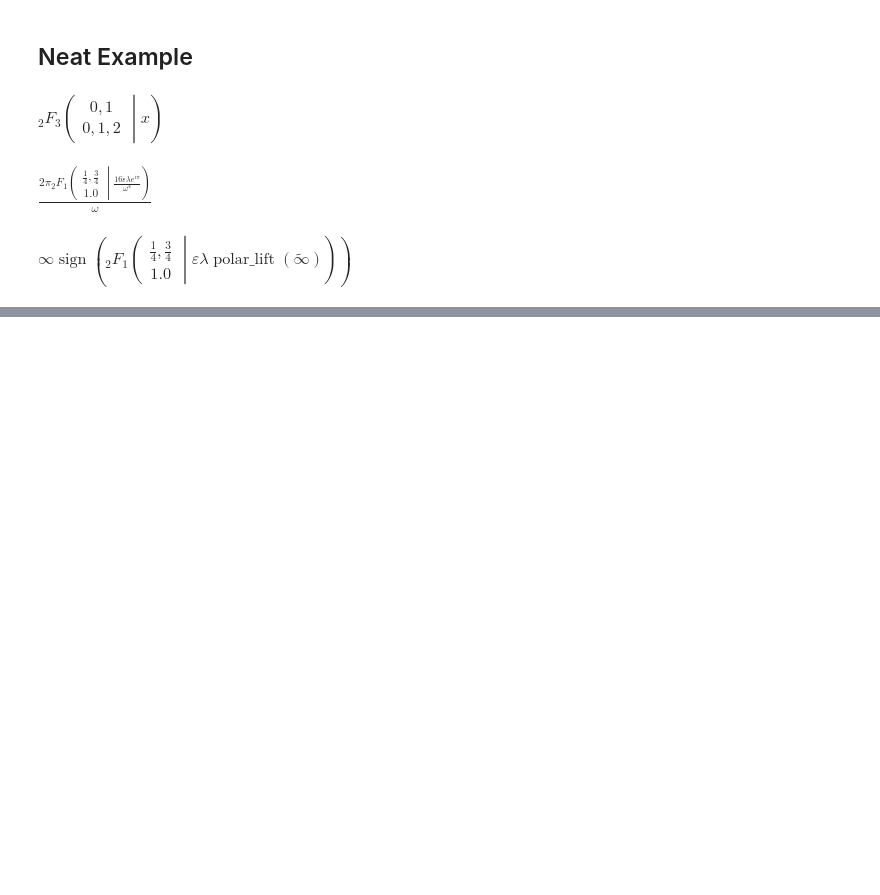
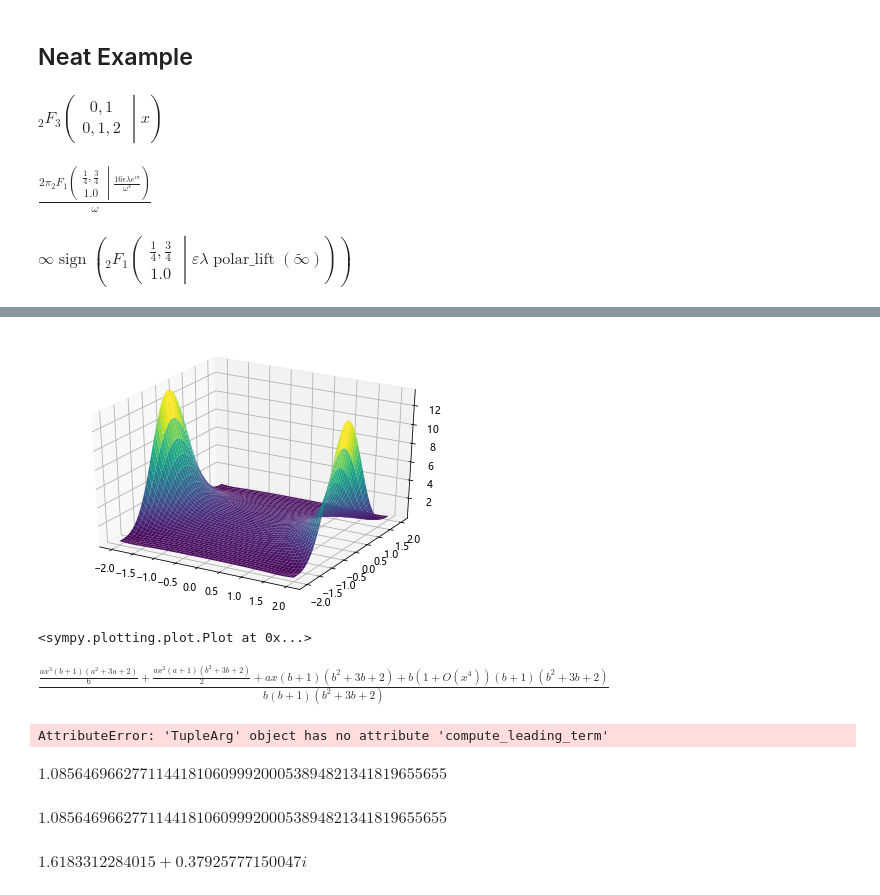
Before and after one commit to asukaminato0721/PyF1, a Jupyter notebook: hyper.ipynb, the cells around one changed output, grey strips where cells are left out. Drawn from its saved outputs; the diff is of its cells as text; code cells hidden in the pictures; blank space fills up the shorter version.

```diff
--- a/hyper.ipynb
+++ b/hyper.ipynb
@@ -382,0 +415,30 @@ $\displaystyle \infty \operatorname{sign}{\left({{}_{2}F_{1}\left(\begin{matrix}
+# %%
+from sympy.plotting import *
+y=symbols("y")
+plot3d(
+   Abs( hyper([1], [2], (x+y*I)**2)),(x,-2,2),(y,-2,2)
+      )
+# %% [output]
+[figure, added]
+<sympy.plotting.plot.Plot at 0x...>
+# %%
+a,b=symbols("a b")
+hyper([a], [b], x).series(x, 0, 4).simplify()
+# %% [output]
+$\displaystyle \frac{\frac{a x^{3} \left(b + 1\right) \left(a^{2} + 3 a + 2\right)}{6} + \frac{a x^{2} \left(a + 1\right) \left(b^{2} + 3 b + 2\right)}{2} + a x \left(b + 1\right) \left(b^{2} + 3 b + 2\right) + b \left(1 + O\left(x^{4}\right)\right) \left(b + 1\right) \left(b^{2} + 3 b + 2\right)}{b \left(b + 1\right) \left(b^{2} + 3 b + 2\right)}$
+# %%
+hyper([a], [b], x).series(x, x0=oo,n=2)
+# %% [output]
+AttributeError: 'TupleArg' object has no attribute 'compute_leading_term'
+# %%
+N(hyper([10],[Rational(1,3)], -1), 50)
+# %% [output]
+$\displaystyle 1.0856469662771144181060999200053894821341819655655$
+# %%
+hyper([10], [Rational(1,3)], -1.000000000000000000000000000000000000).evalf(n=50)
+# %% [output]
+$\displaystyle 1.0856469662771144181060999200053894821341819655655$
+# %%
+hyper([2 + I], [2], 0.5).evalf()
+# %% [output]
+$\displaystyle 1.6183312284015 + 0.37925777150047 i$
```
Also changed, not shown: parts of 114 cells of this notebook, 11 other files.
